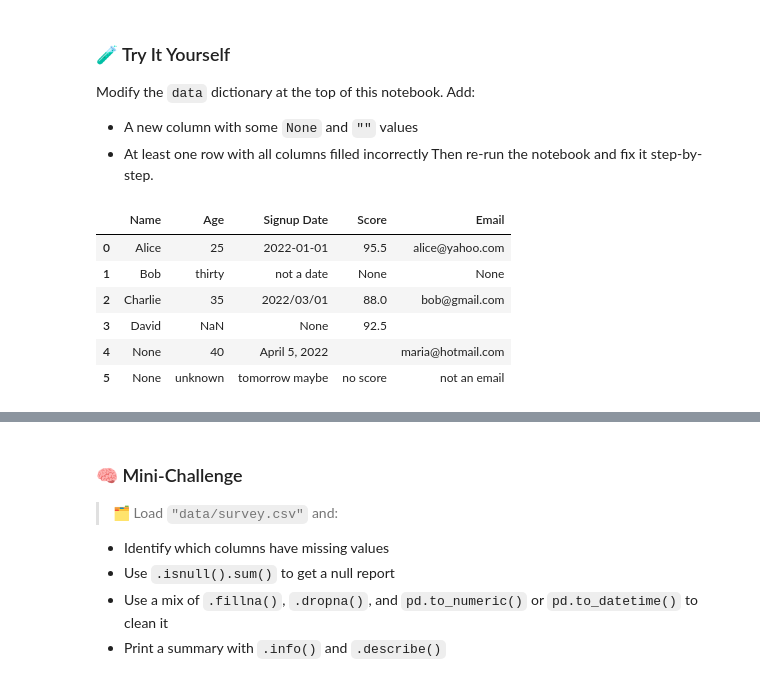
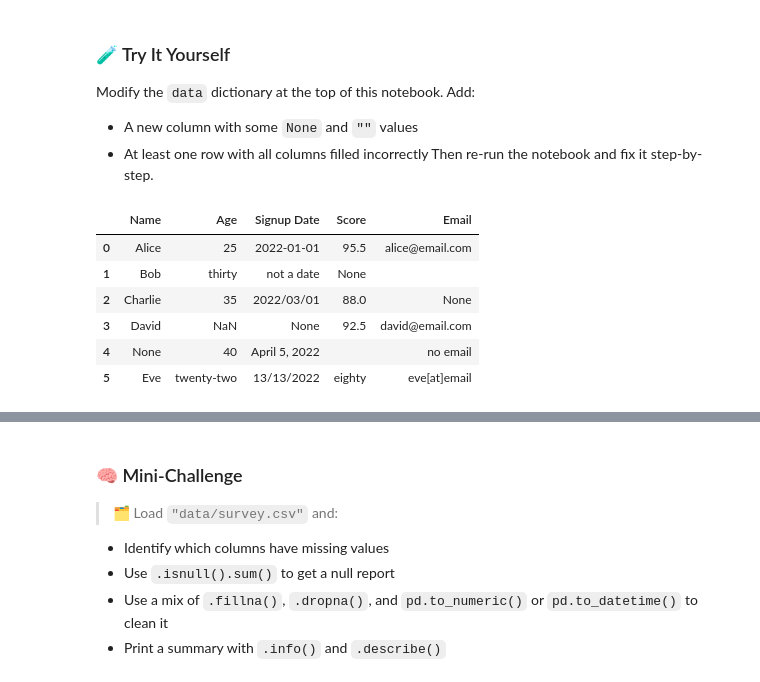
Before and after one commit to NicoleVigilant/NicoleVigilant-DataScience-2025, a Jupyter notebook: Completed/06-Working_with_Data/05-basic_cleaning.ipynb, the cells around one changed output, grey strips where cells are left out. Cells and saved outputs as stored; diff of their text form; code cells hidden in the pictures.

```diff
--- a/Completed/06-Working_with_Data/05-basic_cleaning.ipynb
+++ b/Completed/06-Working_with_Data/05-basic_cleaning.ipynb
@@ -177,24 +177,21 @@ Modify the `data` dictionary at the top of this notebook. Add:
 - At least one row with all columns filled incorrectly
 Then re-run the notebook and fix it step-by-step.
 # %%
-import pandas as pd
-import numpy as np
-
 data = {
-    "Name": ["Alice", "Bob", "Charlie", "David", None, None],  # added None
-    "Age": ["25", "thirty", 35, np.nan, "40", "unknown"],       # bad value in last row
-    "Signup Date": ["2022-01-01", "not a date", "2022/03/01", None, "April 5, 2022", "tomorrow maybe"],  # bad date
-    "Score": [95.5, None, 88.0, 92.5, "", "no score"],          # bad text score
-    "Email": ["alice@yahoo.com", None, "bob@gmail.com", "", "maria@hotmail.com", "not an email"]  # new column
+    "Name": ["Alice", "Bob", "Charlie", "David", None, "Eve"],
+    "Age": ["25", "thirty", 35, np.nan, "40", "twenty-two"],
+    "Signup Date": ["2022-01-01", "not a date", "2022/03/01", None, "April 5, 2022", "13/13/2022"],
+    "Score": [95.5, None, 88.0, 92.5, "", "eighty"],
+    "Email": ["alice@email.com", "", None, "david@email.com", "no email", "eve[at]email"]
 }
 
 df = pd.DataFrame(data)
 df
 # %% [output]
 |  | Name | Age | Signup Date | Score | Email |
-| 0 | Alice | 25 | 2022-01-01 | 95.5 | alice@yahoo.com |
-| 1 | Bob | thirty | not a date | None | None |
-| 2 | Charlie | 35 | 2022/03/01 | 88.0 | bob@gmail.com |
-| 3 | David | NaN | None | 92.5 |  |
-| 4 | None | 40 | April 5, 2022 |  | maria@hotmail.com |
-| 5 | None | unknown | tomorrow maybe | no score | not an email |
+| 0 | Alice | 25 | 2022-01-01 | 95.5 | alice@email.com |
+| 1 | Bob | thirty | not a date | None |  |
+| 2 | Charlie | 35 | 2022/03/01 | 88.0 | None |
+| 3 | David | NaN | None | 92.5 | david@email.com |
+| 4 | None | 40 | April 5, 2022 |  | no email |
+| 5 | Eve | twenty-two | 13/13/2022 | eighty | eve[at]email |
```
Also changed, not shown: parts of 24 cells of this notebook.
